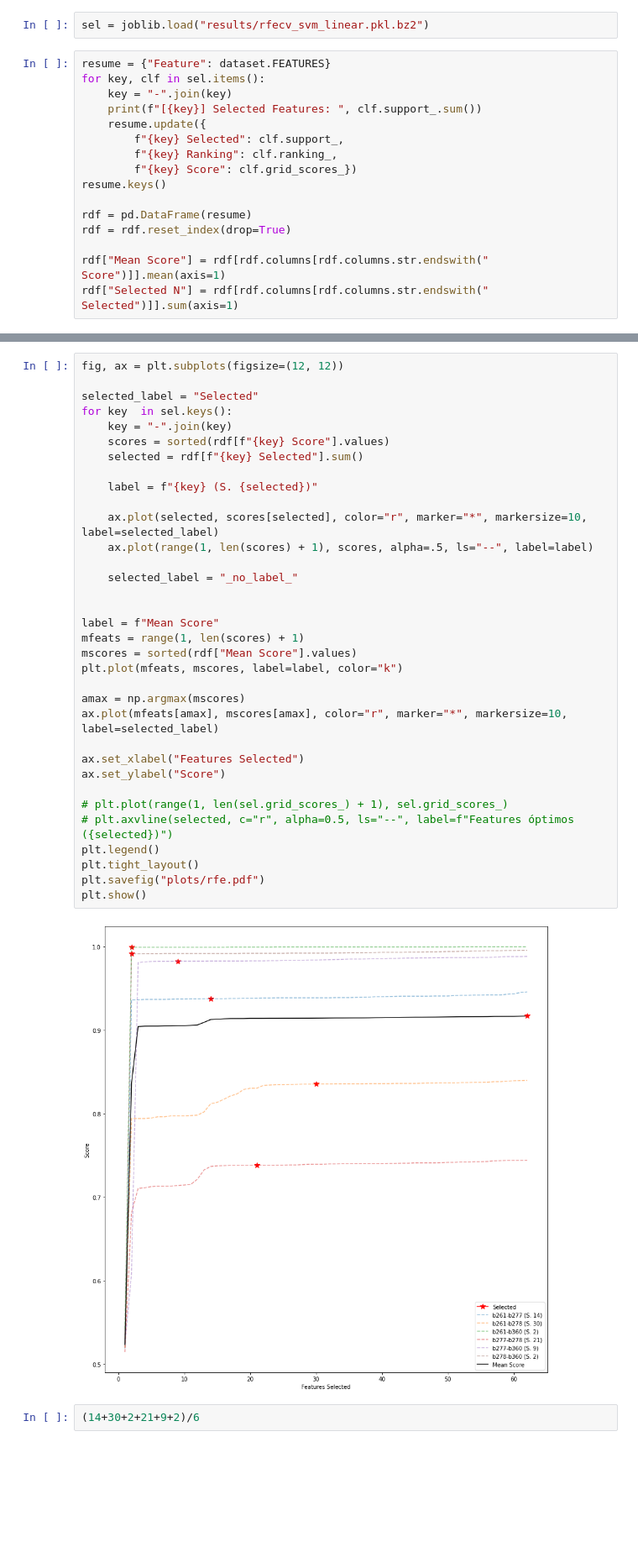
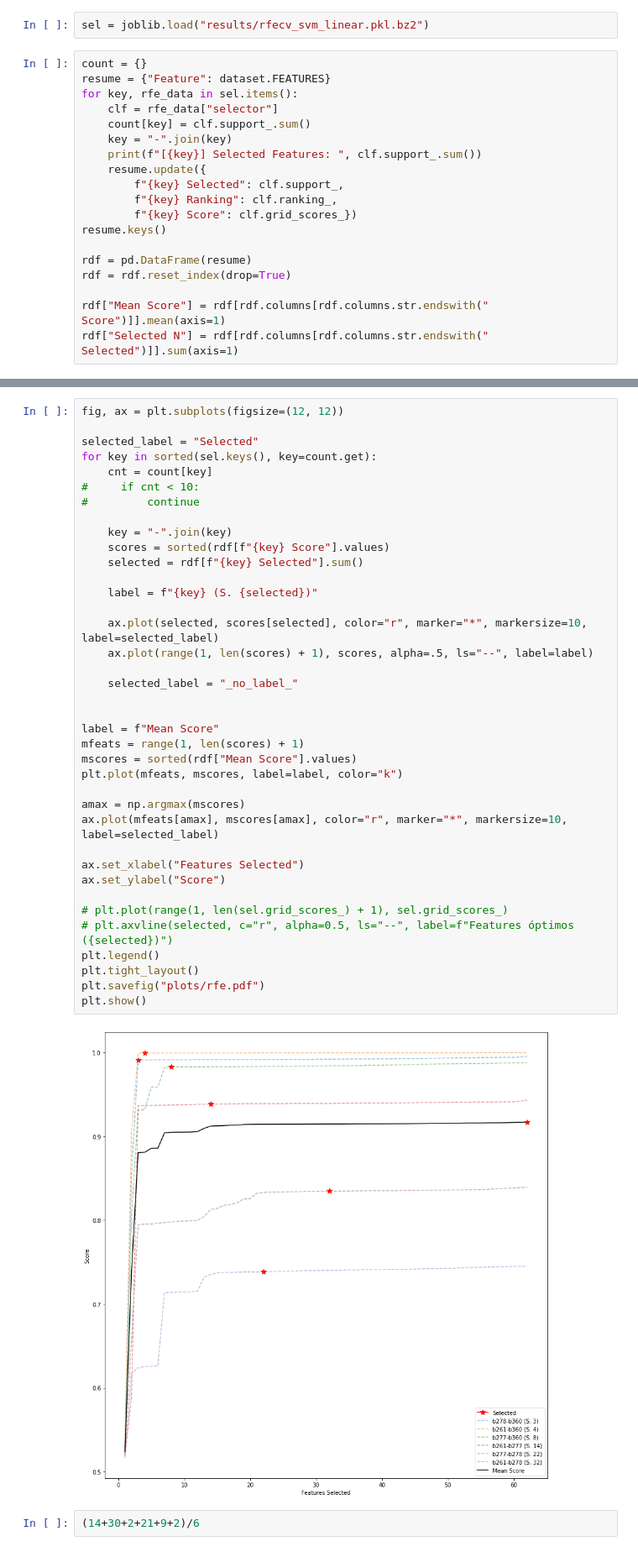
Before and after one commit to leliel12/denoise, a Jupyter notebook: 05_FS_analysis.ipynb, the cells around one changed output, grey strips where cells are left out. Shown at 84% size. Drawn from its saved outputs; the diff is of its cells as text; blank space fills up the shorter version.

```diff
--- a/05_FS_analysis.ipynb
+++ b/05_FS_analysis.ipynb
@@ -29,8 +30,11 @@ cpu = joblib.cpu_count()
 # %%
 sel = joblib.load("results/rfecv_svm_linear.pkl.bz2")
 # %%
+count = {}
 resume = {"Feature": dataset.FEATURES}
-for key, clf in sel.items():
+for key, rfe_data in sel.items():
+    clf = rfe_data["selector"]
+    count[key] = clf.support_.sum()
     key = "-".join(key)
     print(f"[{key}] Selected Features: ", clf.support_.sum())
     resume.update({
@@ -55,38 +59,42 @@ rdf["Selected N"] = rdf[rdf.columns[rdf.columns.str.endswith(" Selected")]].sum(
 fig, ax = plt.subplots(figsize=(12, 12))
 
 selected_label = "Selected"
-for key  in sel.keys():
+for key in sorted(sel.keys(), key=count.get):
+    cnt = count[key]
+#     if cnt < 10:
+#         continue
+
     key = "-".join(key)
     scores = sorted(rdf[f"{key} Score"].values)
     selected = rdf[f"{key} Selected"].sum()
 
     label = f"{key} (S. {selected})"
 
     ax.plot(selected, scores[selected], color="r", marker="*", markersize=10, label=selected_label)
     ax.plot(range(1, len(scores) + 1), scores, alpha=.5, ls="--", label=label)
 
     selected_label = "_no_label_"
 
 
 label = f"Mean Score"
 mfeats = range(1, len(scores) + 1)
 mscores = sorted(rdf["Mean Score"].values)
 plt.plot(mfeats, mscores, label=label, color="k")
 
 amax = np.argmax(mscores)
 ax.plot(mfeats[amax], mscores[amax], color="r", marker="*", markersize=10, label=selected_label)
 
 ax.set_xlabel("Features Selected")
 ax.set_ylabel("Score")
 
 # plt.plot(range(1, len(sel.grid_scores_) + 1), sel.grid_scores_)
 # plt.axvline(selected, c="r", alpha=0.5, ls="--", label=f"Features óptimos ({selected})")
 plt.legend()
 plt.tight_layout()
 plt.savefig("plots/rfe.pdf")
 plt.show()
 # %% [output]
-[figure, old version]
+[figure, new version]
 # %%
 (14+30+2+21+9+2)/6
 # %% [output]
```
Also changed, not shown: parts of 19 cells of this notebook, 24 other files.
